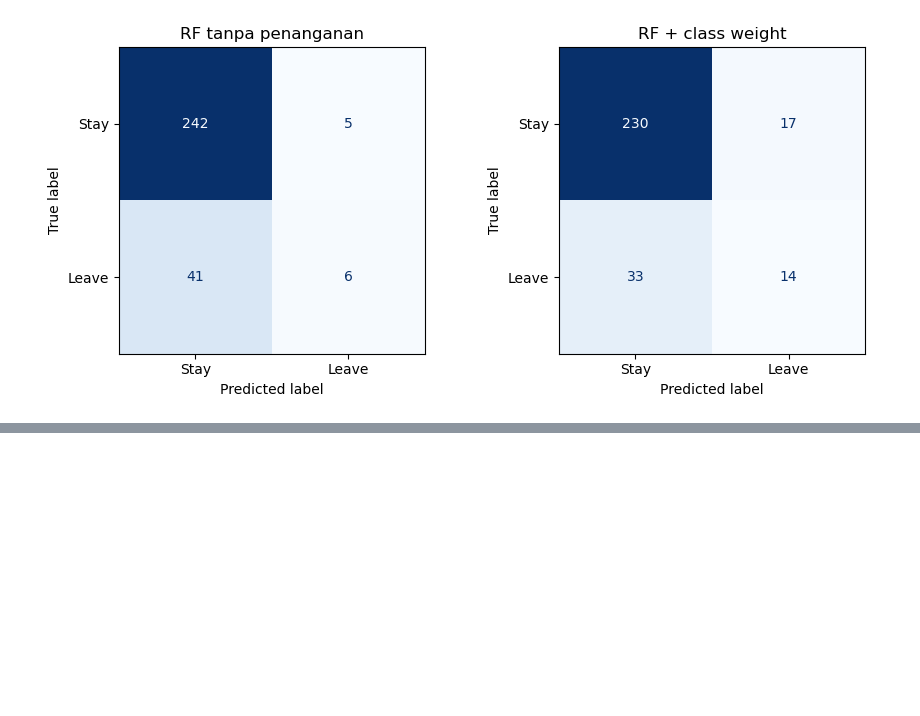
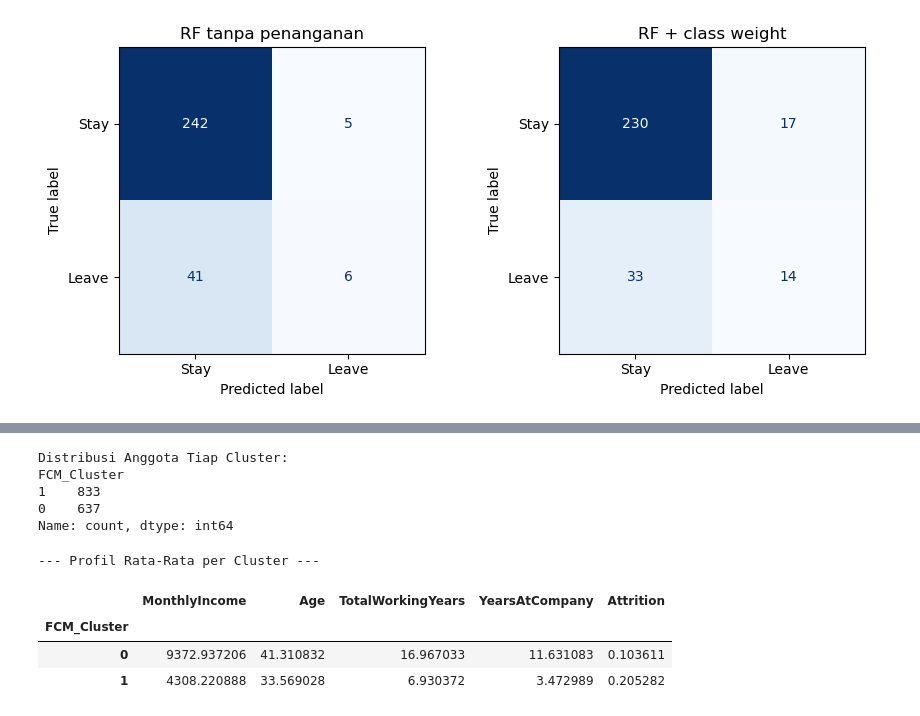
Before and after one commit to manl1/Project-ETS-Machine-Learning, a Jupyter notebook: project-ets.ipynb, the cells around one changed output, grey strips where cells are left out. Cells and saved outputs as stored; diff of their text form; code cells hidden in the pictures; blank space fills up the shorter version.

```diff
--- a/project-ets.ipynb
+++ b/project-ets.ipynb
@@ -396,0 +521,69 @@ plt.tight_layout(); plt.show()
+# %%
+### 2. Implementasi Algoritma Fuzzy C-Means (FCM)
+import numpy as np
+
+def fuzzy_c_means(data, c=3, m=2.0, max_iter=100, error=1e-5):
+    n_samples = data.shape[0]
+    np.random.seed(42)
+
+    # Inisialisasi matriks keanggotaan U secara acak
+    U = np.random.rand(n_samples, c)
+    U /= np.sum(U, axis=1, keepdims=True)
+
+    for iteration in range(max_iter):
+        U_old = U.copy()
+
+        # Hitung pusat cluster (V)
+        um = U ** m
+        V = np.dot(um.T, data) / np.sum(um, axis=0, keepdims=True).T
+
+        # Hitung jarak Euclidean
+        dist = np.zeros((n_samples, c))
+        for j in range(c):
+            dist[:, j] = np.linalg.norm(data - V[j], axis=1)
+        dist = np.maximum(dist, 1e-10)
+
+        # Update matriks keanggotaan U
+        power = 2.0 / (m - 1)
+        inv_dist = (1.0 / dist) ** power
+        sum_inv_dist = np.sum(inv_dist, axis=1, keepdims=True)
+        U = inv_dist / sum_inv_dist
+
+        if np.linalg.norm(U - U_old) < error:
+            break
+
+    return U, V
+
+# Menjalankan FCM dengan 3 Cluster menggunakan subset utama data
+X_sub = X_scaled[:, :15]
+U_matrix, cluster_centers = fuzzy_c_means(X_sub, c=3, m=2.0)
+
+# Menetapkan cluster mayoritas untuk setiap karyawan
+df['FCM_Cluster'] = np.argmax(U_matrix, axis=1)
+print("Distribusi Anggota Tiap Cluster:")
+print(df['FCM_Cluster'].value_counts())
+# %% [output]
+Distribusi Anggota Tiap Cluster:
+FCM_Cluster
+1    833
+0    637
+Name: count, dtype: int64
+# %%
+### 3. Analisis Profil Cluster & Tingkat Attrition
+# Memastikan Attrition sudah numerik (0 dan 1)
+df["Attrition"] = df["Attrition"].apply(lambda x: 1 if str(x).strip().lower() in ['yes', '1', 'true'] else 0)
+
+# Pilih kolom target numerik secara eksplisit yang ingin dihitung rata-ratanya
+target_cols = ['MonthlyIncome', 'Age', 'TotalWorkingYears', 'YearsAtCompany', 'Attrition']
+
+# Hitung rata-rata dengan numeric_only=True
+cluster_profile = df.groupby('FCM_Cluster')[target_cols].mean(numeric_only=True)
+
+print("\n--- Profil Rata-Rata per Cluster ---")
+display(cluster_profile)
+# %% [output]
+--- Profil Rata-Rata per Cluster ---
+|  | MonthlyIncome | Age | TotalWorkingYears | YearsAtCompany | Attrition |
+| FCM_Cluster |  |  |  |  |  |
+| 0 | 9372.937206 | 41.310832 | 16.967033 | 11.631083 | 0.103611 |
+| 1 | 4308.220888 | 33.569028 | 6.930372 | 3.472989 | 0.205282 |
```
Also changed, not shown: parts of 11 cells of this notebook.
